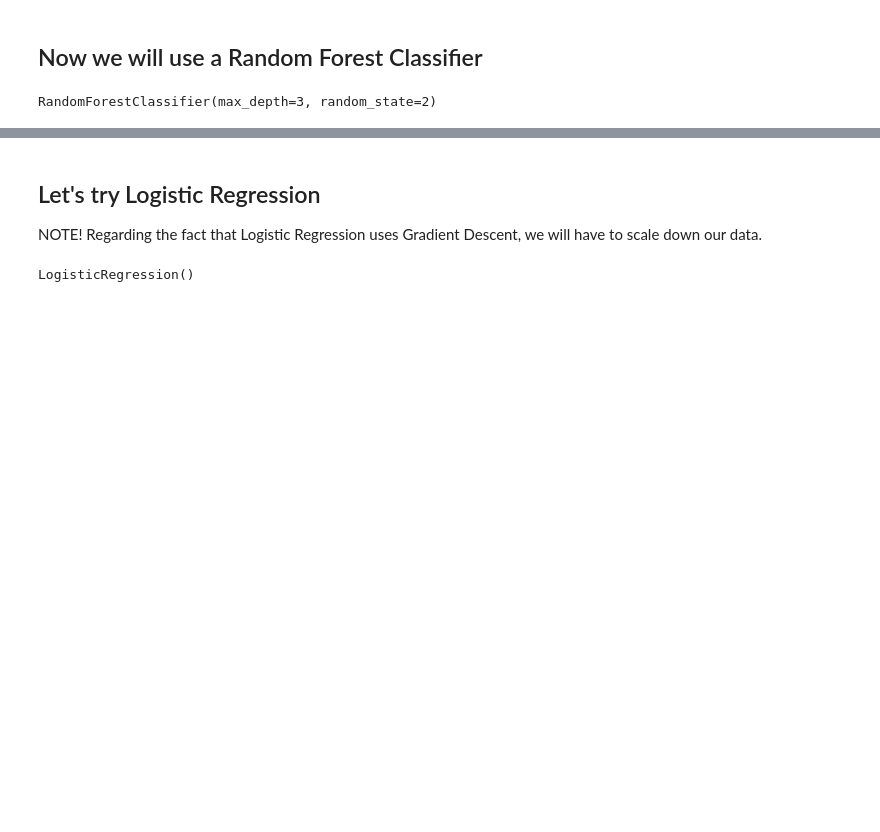
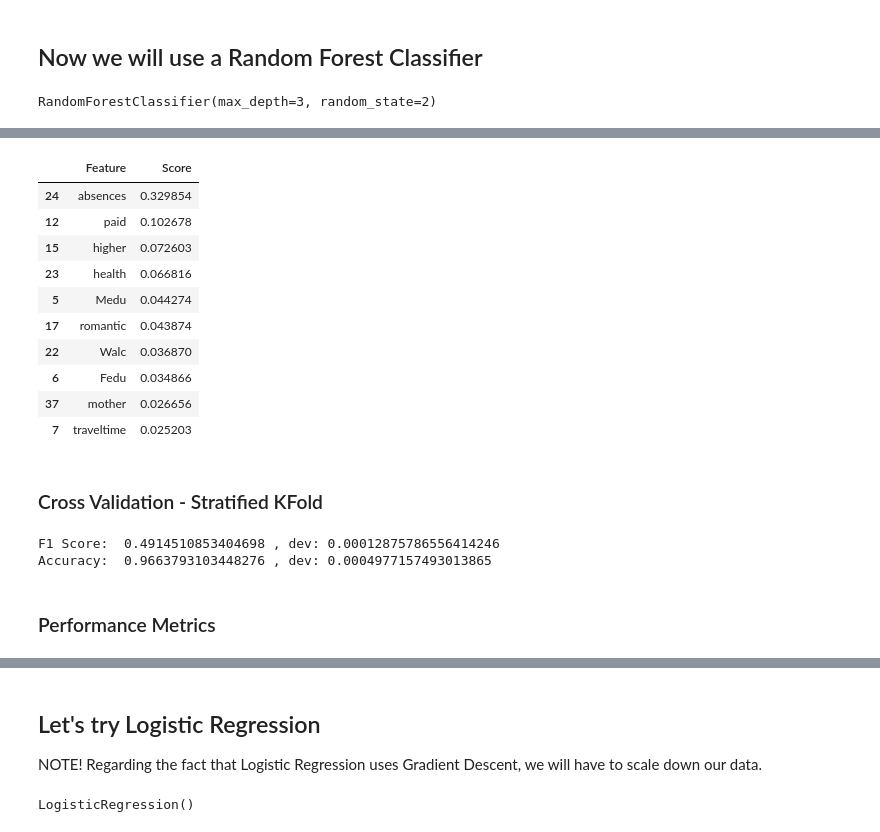
Before and after one commit to FelixOnofrei/Data-Science, a Jupyter notebook: Student dataset Multivariate Analysis, Plots, Predictions.ipynb, the cells around one changed output, grey strips where cells are left out. Cells and saved outputs as stored; diff of their text form; code cells hidden in the pictures; blank space fills up the shorter version.

```diff
--- a/Student dataset Multivariate Analysis, Plots, Predictions.ipynb
+++ b/Student dataset Multivariate Analysis, Plots, Predictions.ipynb
@@ -421,0 +387,3 @@ Text(0.5, 1.0, 'Random Forest')
+# %%
+from sklearn.model_selection import train_test_split
+X_train, X_test, y_train, y_test = train_test_split(X,y, test_size=0.3, random_state=10)
@@ -424,7 +398,10 @@ Text(0.5, 1.0, 'Random Forest')
 # %%
 from imblearn.combine import SMOTETomek
 from collections import Counter
+from imblearn.over_sampling import RandomOverSampler
 
-smt = SMOTETomek(random_state=9)
+smt = SMOTETomek(random_state=92)
+ros = RandomOverSampler(random_state=12)
 
-X_res, y_res = smt.fit_resample(X,y)
+
+X_train_res, y_train_res = ros.fit_resample(X_train,y_train)
@@ -446,7 +415,7 @@ X_train, X_test, y_train, y_test = train_test_split(X_res, y_res, test_size=0.3,
 # %%
 from sklearn.ensemble import RandomForestClassifier
 reg = RandomForestClassifier(max_depth=3,random_state=2)
-reg.fit(X_train, y_train)
+reg.fit(X_train_res, y_train_res)
 # %% [output]
 RandomForestClassifier(max_depth=3, random_state=2)
 # %%
@@ -471,6 +435,35 @@ reg.score(X_test, y_test)
 # %%
-
-reg_feature_importance = pd.concat([pd.DataFrame(X_res.columns), pd.DataFrame(reg.feature_importances_)],axis=1)
-reg_feature_importance.columns = ['Feature','Score']
-reg_feature_importance.sort_values(by=['Score'],ascending=False)
-reg_top_features = reg_feature_importance.nlargest(15,'Score')
+def regressor_fe_score(regressor,top_nr):
+    reg_feature_importance = pd.concat([pd.DataFrame(X.columns), pd.DataFrame(regressor.feature_importances_)],axis=1)
+    reg_feature_importance.columns = ['Feature','Score']
+    reg_feature_importance.sort_values(by=['Score'],ascending=False)
+    reg_top_features = reg_feature_importance.nlargest(top_nr,'Score')
+    return reg_top_features
+# %%
+reg_top_features = regressor_fe_score(reg,10)
+reg_top_features
+# %% [output]
+|  | Feature | Score |
+| 24 | absences | 0.329854 |
+| 12 | paid | 0.102678 |
+| 15 | higher | 0.072603 |
+| 23 | health | 0.066816 |
+| 5 | Medu | 0.044274 |
+| 17 | romantic | 0.043874 |
+| 22 | Walc | 0.036870 |
+| 6 | Fedu | 0.034866 |
+| 37 | mother | 0.026656 |
+| 7 | traveltime | 0.025203 |
+# %% [markdown]
+### Cross Validation -  Stratified KFold
+# %%
+from sklearn.model_selection import cross_val_score
+from sklearn.model_selection import StratifiedKFold
+skfold = StratifiedKFold(n_splits=4)
+print('F1 Score: ', cross_val_score(reg, X_test,y_test, cv=skfold, n_jobs=-1,scoring='f1_macro').mean(), ', dev:',cross_val_score(reg, X_test,y_test, cv=skfold, n_jobs=-1,scoring='f1_macro').std())
+print('Accuracy: ', cross_val_score(reg, X_test,y_test, cv=skfold, n_jobs=-1,scoring='accuracy').mean(), ', dev:',cross_val_score(reg, X_test,y_test, cv=skfold, n_jobs=-1,scoring='accuracy').std())
+# %% [output]
+F1 Score:  0.4914510853404698 , dev: 0.00012875786556414246
+Accuracy:  0.9663793103448276 , dev: 0.0004977157493013865
+# %% [markdown]
+### Performance Metrics
```
Also changed, not shown: parts of 24 cells of this notebook.
